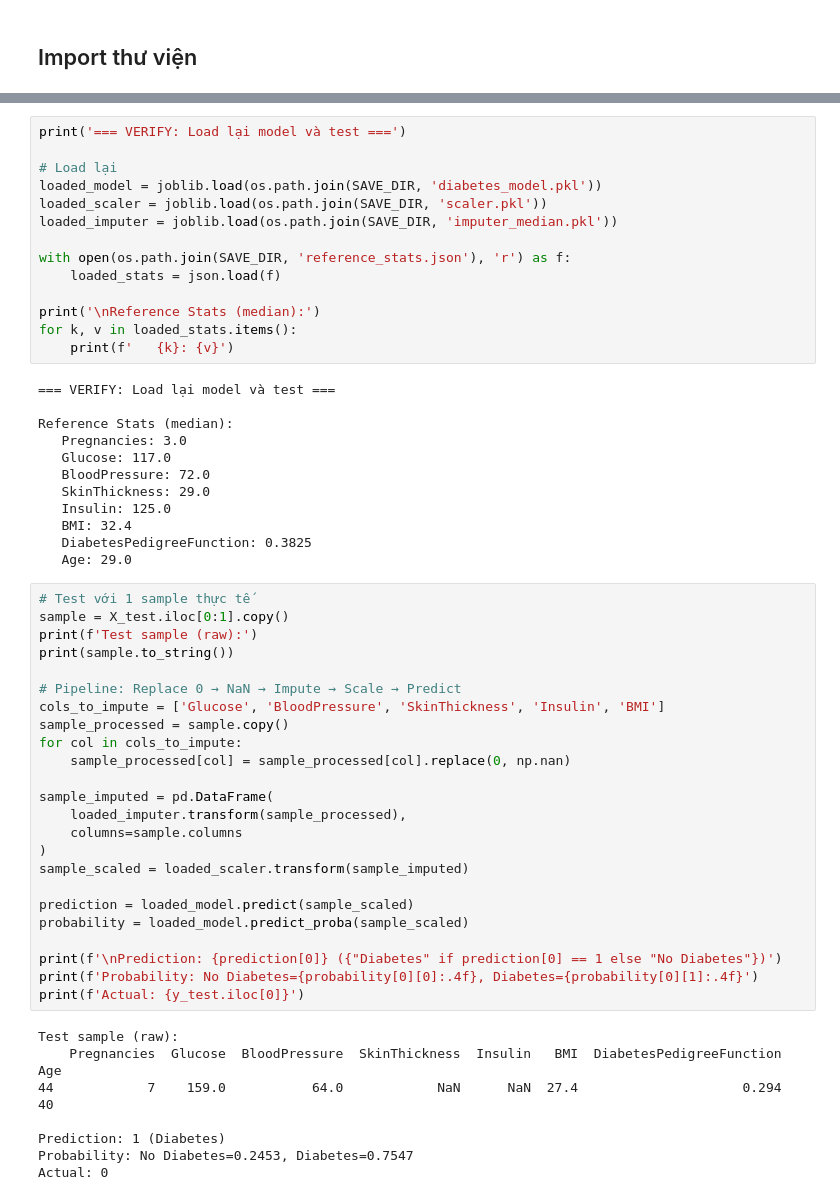
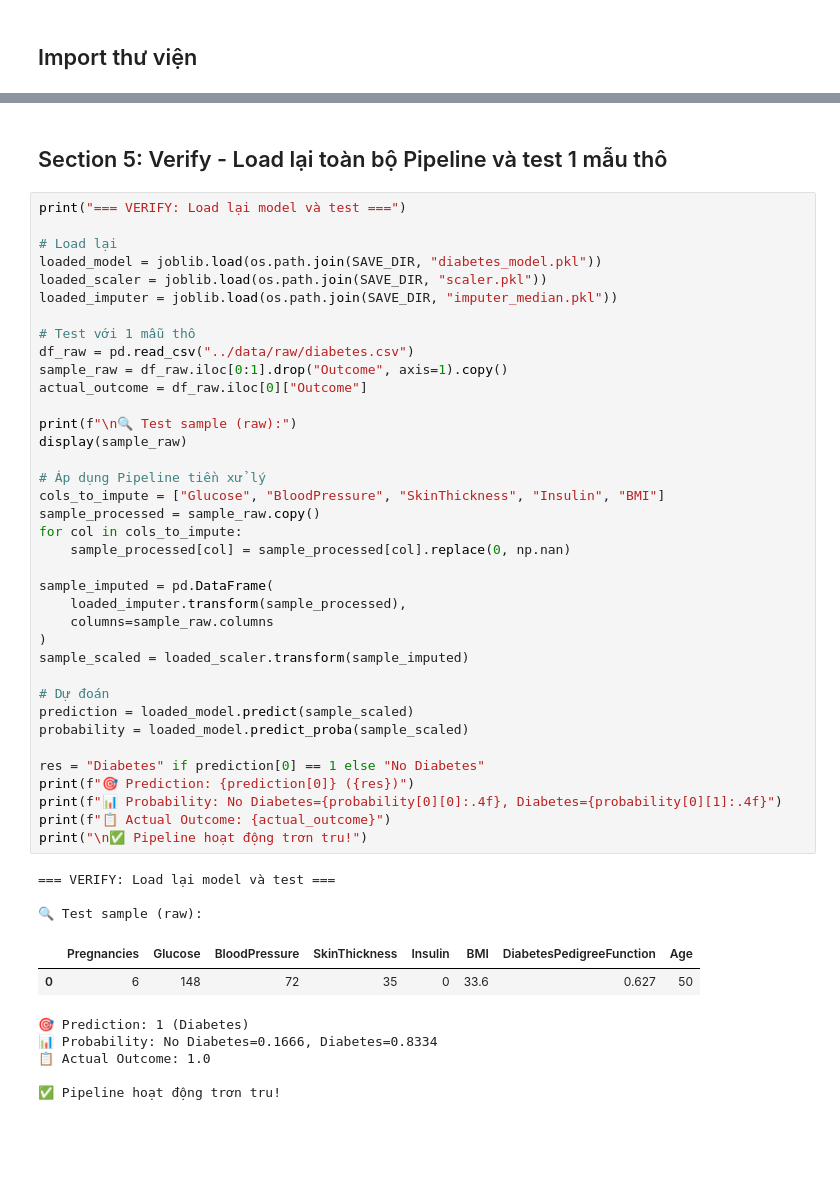
Before and after one commit to CongHoan9/Project-2-DuDoanTieuDuong, a Jupyter notebook: notebooks/04_Dong_Goi_Model.ipynb, the cells around one changed output, grey strips where cells are left out. Saved outputs shown, nothing was run; the diff lists cells and outputs as text; blank space fills up the shorter version.

```diff
--- a/notebooks/04_Dong_Goi_Model.ipynb
+++ b/notebooks/04_Dong_Goi_Model.ipynb
@@ -388,58 +131,50 @@ Các bước verify:
-# %%
-print('=== VERIFY: Load lại model và test ===')
-
-# Load lại
-loaded_model = joblib.load(os.path.join(SAVE_DIR, 'diabetes_model.pkl'))
-loaded_scaler = joblib.load(os.path.join(SAVE_DIR, 'scaler.pkl'))
-loaded_imputer = joblib.load(os.path.join(SAVE_DIR, 'imputer_median.pkl'))
-
-with open(os.path.join(SAVE_DIR, 'reference_stats.json'), 'r') as f:
-    loaded_stats = json.load(f)
-
-print('\nReference Stats (median):')
-for k, v in loaded_stats.items():
-    print(f'   {k}: {v}')
-# %% [output]
-=== VERIFY: Load lại model và test ===
-
-Reference Stats (median):
-   Pregnancies: 3.0
-   Glucose: 117.0
-   BloodPressure: 72.0
-   SkinThickness: 29.0
-   Insulin: 125.0
-   BMI: 32.4
-   DiabetesPedigreeFunction: 0.3825
-   Age: 29.0
+# %% [markdown]
+## Section 5: Verify - Load lại toàn bộ Pipeline và test 1 mẫu thô
 # %%
-# Test với 1 sample thực tế
-sample = X_test.iloc[0:1].copy()
-print(f'Test sample (raw):')
-print(sample.to_string())
+print("=== VERIFY: Load lại model và test ===")
 
-# Pipeline: Replace 0 → NaN → Impute → Scale → Predict
-cols_to_impute = ['Glucose', 'BloodPressure', 'SkinThickness', 'Insulin', 'BMI']
-sample_processed = sample.copy()
+# Load lại
+loaded_model = joblib.load(os.path.join(SAVE_DIR, "diabetes_model.pkl"))
+loaded_scaler = joblib.load(os.path.join(SAVE_DIR, "scaler.pkl"))
+loaded_imputer = joblib.load(os.path.join(SAVE_DIR, "imputer_median.pkl"))
+
+# Test với 1 mẫu thô
+df_raw = pd.read_csv("../data/raw/diabetes.csv")
+sample_raw = df_raw.iloc[0:1].drop("Outcome", axis=1).copy()
+actual_outcome = df_raw.iloc[0]["Outcome"]
+
+print(f"\n🔍 Test sample (raw):")
+display(sample_raw)
+
+# Áp dụng Pipeline tiền xử lý
+cols_to_impute = ["Glucose", "BloodPressure", "SkinThickness", "Insulin", "BMI"]
+sample_processed = sample_raw.copy()
 for col in cols_to_impute:
     sample_processed[col] = sample_processed[col].replace(0, np.nan)
 
 sample_imputed = pd.DataFrame(
     loaded_imputer.transform(sample_processed),
-    columns=sample.columns
+    columns=sample_raw.columns
 )
 sample_scaled = loaded_scaler.transform(sample_imputed)
 
+# Dự đoán
 prediction = loaded_model.predict(sample_scaled)
 probability = loaded_model.predict_proba(sample_scaled)
 
-print(f'\nPrediction: {prediction[0]} ({"Diabetes" if prediction[0] == 1 else "No Diabetes"})')
-print(f'Probability: No Diabetes={probability[0][0]:.4f}, Diabetes={probability[0][1]:.4f}')
-print(f'Actual: {y_test.iloc[0]}')
+res = "Diabetes" if prediction[0] == 1 else "No Diabetes"
+print(f"🎯 Prediction: {prediction[0]} ({res})")
+print(f"📊 Probability: No Diabetes={probability[0][0]:.4f}, Diabetes={probability[0][1]:.4f}")
+print(f"📋 Actual Outcome: {actual_outcome}")
+print("\n✅ Pipeline hoạt động trơn tru!")
 # %% [output]
-Test sample (raw):
-    Pregnancies  Glucose  BloodPressure  SkinThickness  Insulin   BMI  DiabetesPedigreeFunction  Age
-44            7    159.0           64.0            NaN      NaN  27.4                     0.294   40
+=== VERIFY: Load lại model và test ===
 
-Prediction: 1 (Diabetes)
-Probability: No Diabetes=0.2453, Diabetes=0.7547
-Actual: 0
+🔍 Test sample (raw):
+|  | Pregnancies | Glucose | BloodPressure | SkinThickness | Insulin | BMI | DiabetesPedigreeFunction | Age |
+| 0 | 6 | 148 | 72 | 35 | 0 | 33.6 | 0.627 | 50 |
+🎯 Prediction: 1 (Diabetes)
+📊 Probability: No Diabetes=0.1666, Diabetes=0.8334
+📋 Actual Outcome: 1.0
+
+✅ Pipeline hoạt động trơn tru!
```
Also changed, not shown: parts of 28 cells of this notebook, 2 other files.
